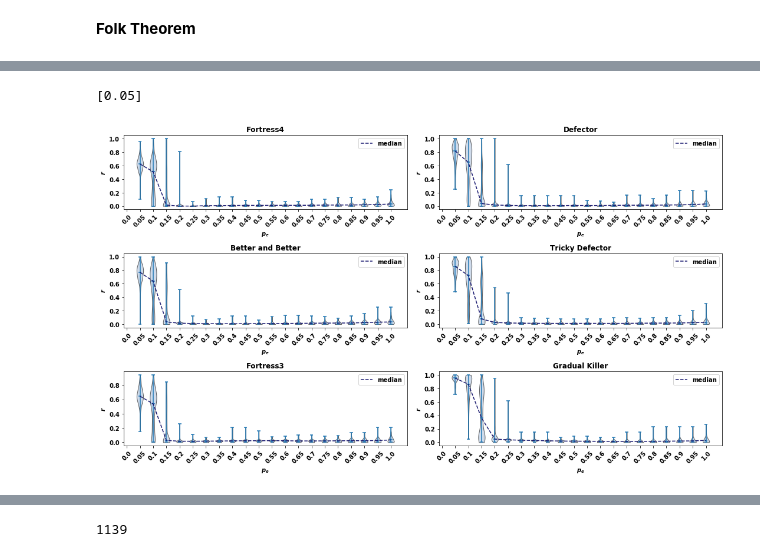
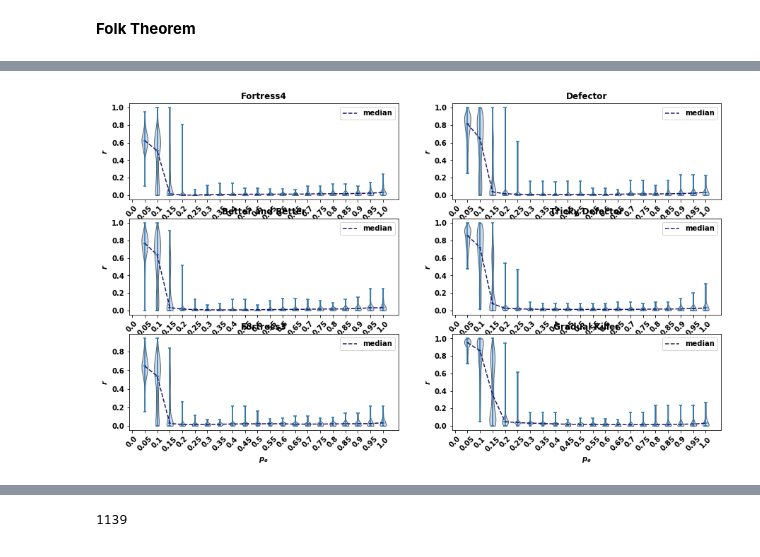
Before and after one commit to Nikoleta-v3/meta-analysis-of-prisoners-dilemma-tournaments, a Jupyter notebook: nbs/1. Top Ranked Strategies.ipynb, the cells around one changed output, grey strips where cells are left out. Saved outputs shown, nothing was run; the diff lists cells and outputs as text; code cells hidden in the pictures.

```diff
--- a/nbs/1. Top Ranked Strategies.ipynb
+++ b/nbs/1. Top Ranked Strategies.ipynb
@@ -356,19 +350,0 @@ transparency = [1, 1, 1, 0.5, 0.5]
-# %%
-fig, axes = plt.subplots(figsize=(7, 4.5))
-labels = []
-for i, name in enumerate(top_names_probend[:4]):
-    labels.append(name)
-    temp = dfs[2][dfs[2]['Name'] == name]
-    series = temp[['probend', 'Normalized_Rank']].groupby('probend').median()
-    x = np.array(series.index)
-    y = series.values
-
-    x, y = pd.Series(x, name=r"$p_e$"), pd.Series(y[:, 0], name=r"$r$")
-    ax = sns.regplot(x=x, y=y, color=colors[i], marker=".",
-                     scatter_kws={'alpha': transparency[i]},
-                     line_kws={'linestyle': linestyles[i]},
-                     label=name)
-
-plt.legend(loc='upper right', labels=labels)
-
-# plt.savefig('../images/folk_theorem.pdf', bbox_inches='tight')
@@ -378,7 +351,3 @@ plt.legend(loc='upper right', labels=labels)
-# %%
-probend_val[1:2]
-# %% [output]
-[0.05]
 # %%
 fig, axes = plt.subplots(nrows=3, ncols=2, figsize=(15, 8.5))
 probend_val = np.linspace(0, 1, 21)
@@ -386,35 +355,35 @@ probend_val = [round(val, 2) for val in probend_val]
 for i, name in enumerate(top_names_probend[:6]):
     temp = dfs[2][dfs[2]['Name'] == name][['probend', 'Normalized_Rank']]
     index = (int(i / 2), i % 2)
 
     distributions = []
     for j, val in enumerate(probend_val[1:]):
         if j !=0:
             distributions.append(temp[(temp['probend'] <= val) & (temp['probend'] > probend_val[j-1])]['Normalized_Rank'])
         else:
             distributions.append(temp[(temp['probend'] <= val)]['Normalized_Rank'])
 
     violin_data = [distribution.values for distribution in distributions]
     medians = [np.nan] + [np.median(distribution) for distribution in distributions]
     axes[index].plot(medians, color='midnightblue', linestyle='--', label='median')
     parts = axes[index].violinplot(violin_data, showmedians=True);
     axes[index].set_title(name, fontweight='bold')
     axes[index].set_ylabel('$r$')
     axes[index].set_xlabel('$p_e$')
     axes[index].set_xlabel('$p_e$')
 
     axes[index].set_xticks(range(len(probend_val)))
     axes[index].set_xticklabels(probend_val, rotation=45)
 
     for pc in parts['bodies']:
         pc.set_facecolor('lightsteelblue')
         pc.set_edgecolor('black')
         pc.set_alpha(.60)
     axes[index].legend()
 
-fig.tight_layout()
-plt.savefig('../images/folk_theorem.pdf', bbox_inches='tight')
+# fig.tight_layout()
+# plt.savefig('../images/folk_theorem.pdf', bbox_inches='tight')
 # %% [output]
-[figure, old version]
+[figure, new version]
 # %%
 probend = dfs[2][dfs[2]['probend'] < 0.10]
```
Also changed, not shown: parts of 18 cells of this notebook.
